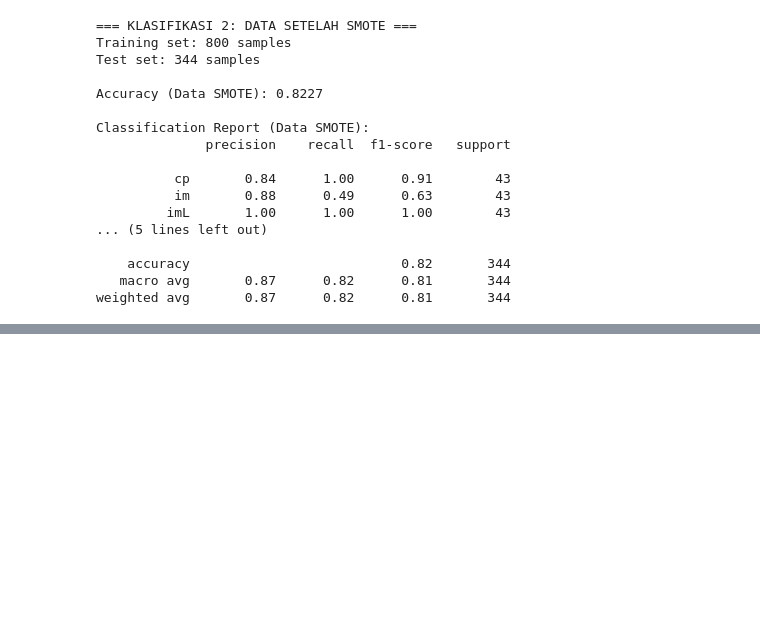
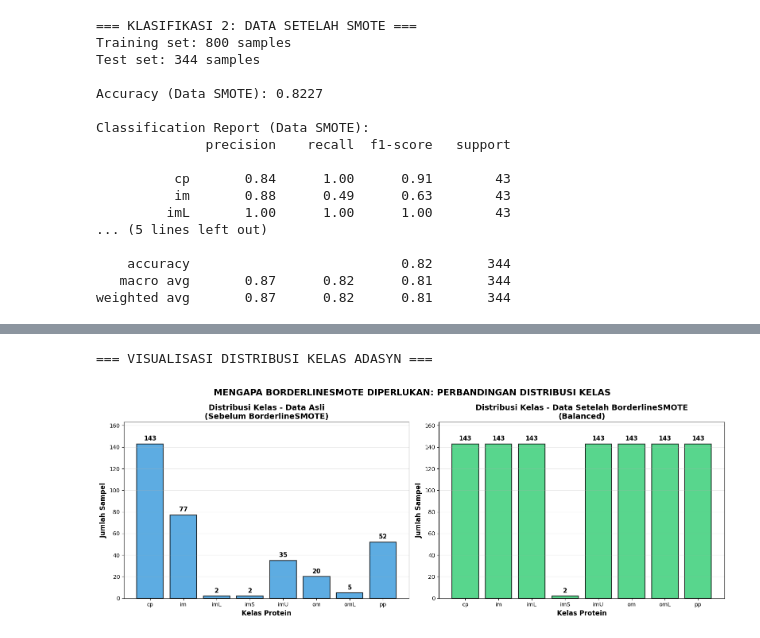
Before and after one commit to elpitaa/PSD, a Jupyter notebook: tugas/_build/jupyter_execute/Klasifikasi Naive Bayes.ipynb, the cells around one changed output, grey strips where cells are left out. Cells and saved outputs as stored; diff of their text form; code cells hidden in the pictures; blank space fills up the shorter version.

```diff
--- a/tugas/_build/jupyter_execute/Klasifikasi Naive Bayes.ipynb
+++ b/tugas/_build/jupyter_execute/Klasifikasi Naive Bayes.ipynb
@@ -429,0 +654,72 @@ Confusion Matrix selesai!
+# %%
+# VISUALISASI DISTRIBUSI KELAS ADASYN: MENGAPA ADASYN DIPERLUKAN
+print("=== VISUALISASI DISTRIBUSI KELAS ADASYN ===")
+
+# Buat grafik batang untuk membandingkan distribusi kelas
+fig, (ax1, ax2) = plt.subplots(1, 2, figsize=(16, 6))
+
+# Data untuk plotting
+class_names = original_dist.index
+original_counts = original_dist.values
+adasyn_counts = adasyn_dist.values
+
+# Grafik 1: Data Asli (Sebelum ADASYN)
+bars1 = ax1.bar(class_names, original_counts, color='#3498db', alpha=0.8, edgecolor='black', linewidth=1.5)
+ax1.set_title(f'Distribusi Kelas - Data Asli\n(Sebelum {adasyn_method})', fontsize=14, fontweight='bold')
+ax1.set_xlabel('Kelas Protein', fontsize=12, fontweight='bold')
+ax1.set_ylabel('Jumlah Sampel', fontsize=12, fontweight='bold')
+ax1.grid(True, alpha=0.3, axis='y')
+
+# Tambahkan nilai di atas setiap bar
+for bar, count in zip(bars1, original_counts):
+    ax1.text(bar.get_x() + bar.get_width()/2., count + 2,
+             str(count), ha='center', va='bottom', fontsize=11, fontweight='bold')
+
+# Grafik 2: Data Setelah ADASYN
+bars2 = ax2.bar(class_names, adasyn_counts, color='#2ecc71', alpha=0.8, edgecolor='black', linewidth=1.5)
+ax2.set_title(f'Distribusi Kelas - Data Setelah {adasyn_method}\n(Balanced)', fontsize=14, fontweight='bold')
+ax2.set_xlabel('Kelas Protein', fontsize=12, fontweight='bold')
+ax2.set_ylabel('Jumlah Sampel', fontsize=12, fontweight='bold')
+ax2.grid(True, alpha=0.3, axis='y')
+
+# Tambahkan nilai di atas setiap bar
+for bar, count in zip(bars2, adasyn_counts):
+    ax2.text(bar.get_x() + bar.get_width()/2., count + 2,
+             str(count), ha='center', va='bottom', fontsize=11, fontweight='bold')
+
+# Set y-axis limit yang sama untuk perbandingan yang fair
+max_count = max(max(original_counts), max(adasyn_counts))
+ax1.set_ylim(0, max_count + 20)
+ax2.set_ylim(0, max_count + 20)
+
+plt.suptitle(f'MENGAPA {adasyn_method.upper()} DIPERLUKAN: PERBANDINGAN DISTRIBUSI KELAS',
+             fontsize=16, fontweight='bold', y=0.98)
+plt.tight_layout()
+plt.show()
+
+print("Grafik distribusi kelas ADASYN selesai!")
+
+# Tampilkan ringkasan statistik
+print(f"\nSTATISTIK DISTRIBUSI KELAS:")
+print(f"{'Kelas':8} {'Sebelum':>10} {'Sesudah':>10} {'Penambahan':>12}")
+print("-" * 45)
+for cls in class_names:
+    before = original_dist[cls]
+    after = adasyn_dist[cls]
+    added = after - before
+    print(f"{cls:8} {before:10d} {after:10d} {added:12d}")
+
+print(f"\nRINGKASAN:")
+print(f"• Total kelas: {len(class_names)}")
+print(f"• Sampel minimum sebelum: {min(original_counts)}")
+print(f"• Sampel maksimum sebelum: {max(original_counts)}")
+print(f"• Semua kelas setelah {adasyn_method}: {adasyn_counts[0]} (balanced)")
+
+print(f"\nPENJELASAN MENGAPA {adasyn_method.upper()} BERHASIL:")
+print(f"• Kelas minoritas (imL, imS) yang hanya 2 sampel menjadi {adasyn_counts[0]} sampel")
+print("• Semua kelas memiliki representasi yang sama dalam training")
+print("• Model dapat belajar pola dari semua kelas dengan baik")
+print("• Akurasi meningkat karena tidak ada bias terhadap kelas mayoritas")
+# %% [output]
+=== VISUALISASI DISTRIBUSI KELAS ADASYN ===
+[figure, added]
```
Also changed, not shown: parts of 22 cells of this notebook, 30 other files.
